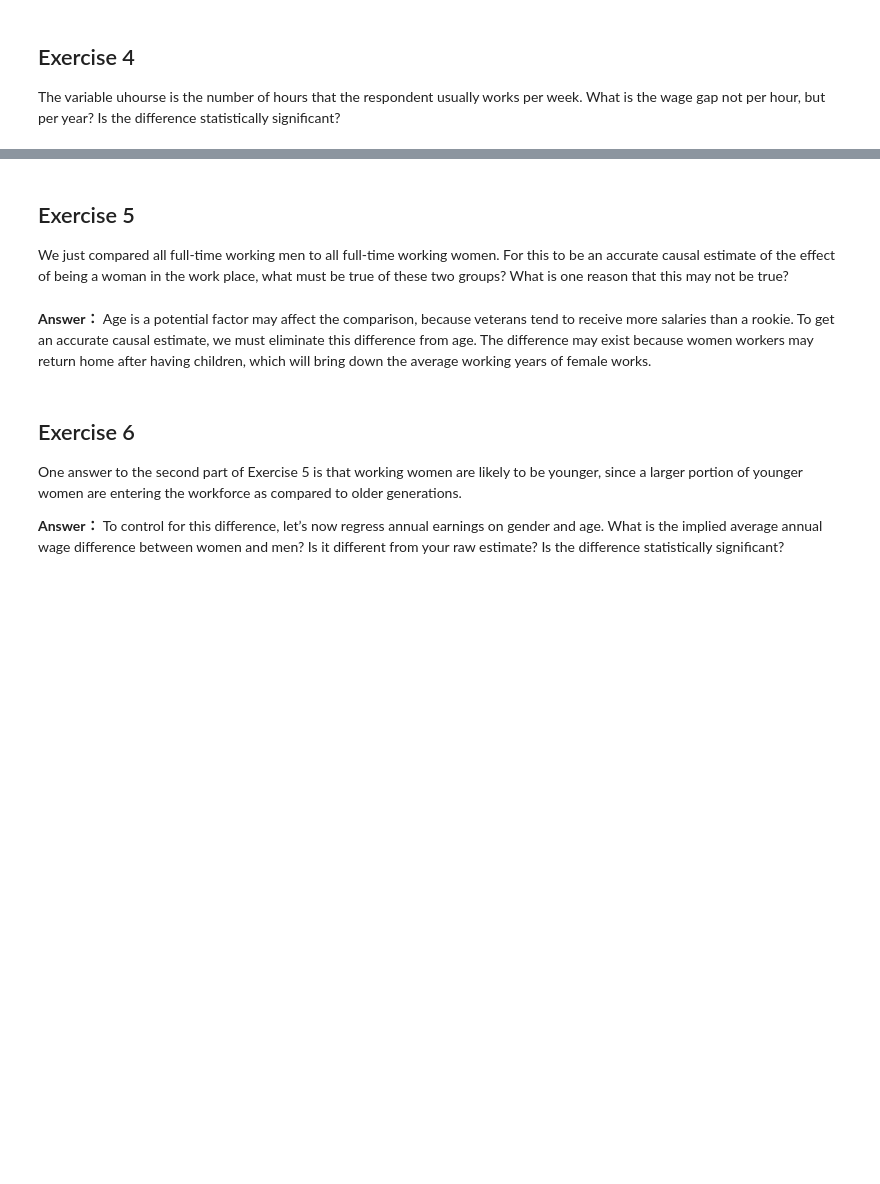
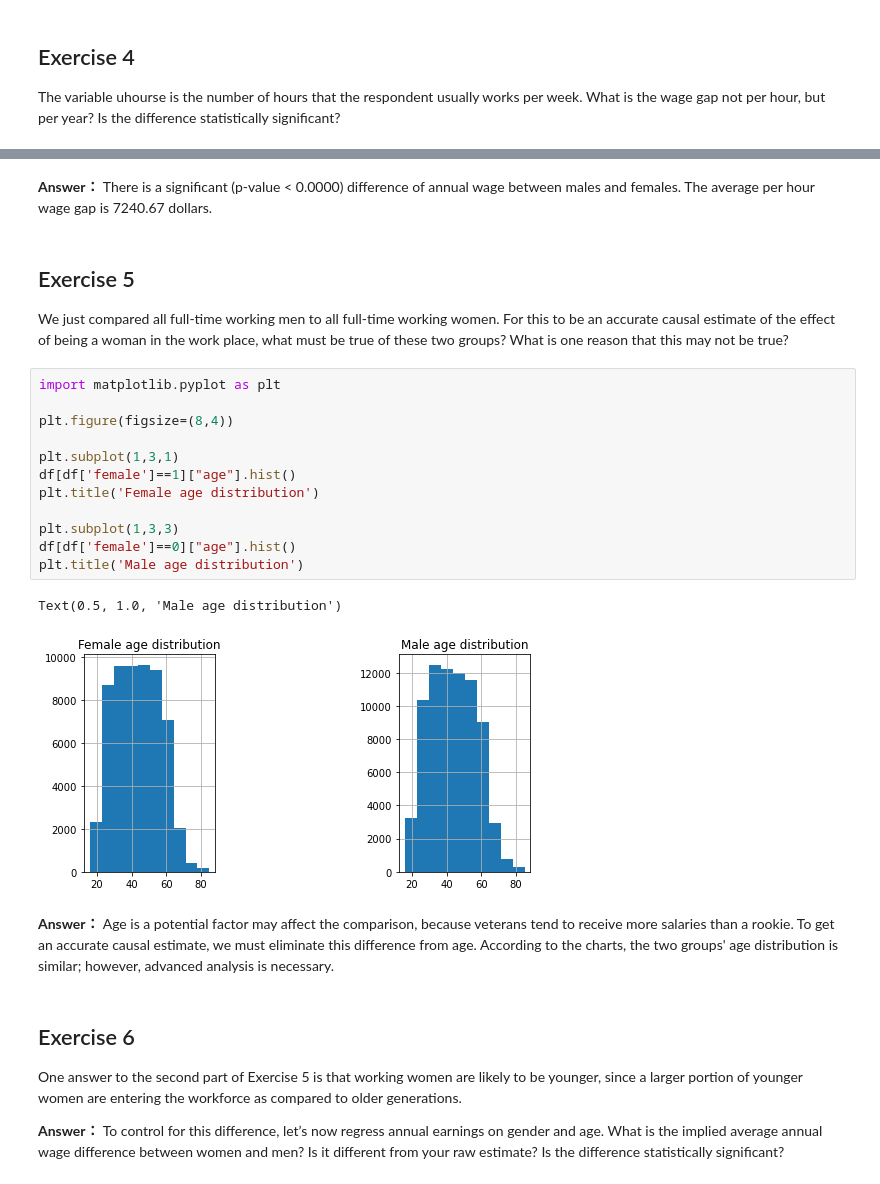
Before and after one commit to gamecicn/ids701_assignment, a Jupyter notebook: as3_discrimination.ipynb, the cells around one changed output, grey strips where cells are left out. Drawn from its saved outputs; the diff is of its cells as text; blank space fills up the shorter version.

```diff
--- a/as3_discrimination.ipynb
+++ b/as3_discrimination.ipynb
@@ -106,8 +98,26 @@ The salary gap still exists in annual income; females' yearly salary is signific
+# %% [markdown]
+**Answer：**
+There is a significant (p-value < 0.0000) difference of annual wage between males and females. The average per hour wage gap is 7240.67 dollars.
 # %% [markdown]
 ## Exercise 5
 We just compared all full-time working men to all full-time working women. For this to be an accurate causal estimate of the effect of being a woman in the work place, what must be true of these two groups? What is one reason that this may not be true?
+# %%
+import matplotlib.pyplot as plt
+
+plt.figure(figsize=(8,4))
+
+plt.subplot(1,3,1)
+df[df['female']==1]["age"].hist()
+plt.title('Female age distribution')
+
+plt.subplot(1,3,3)
+df[df['female']==0]["age"].hist()
+plt.title('Male age distribution')
+# %% [output]
+Text(0.5, 1.0, 'Male age distribution')
+[figure, added]
 # %% [markdown]
-**Answer：** Age is a potential factor may affect the comparison, because veterans tend to receive more salaries than a rookie. To get an accurate causal estimate, we must eliminate this difference from age. The difference may exist because women workers may return home after having children, which will bring down the average working years of female works.
+**Answer：**  Age is a potential factor may affect the comparison, because veterans tend to receive more salaries than a rookie. To get an accurate causal estimate, we must eliminate this difference from age. According to the charts, the two groups' age distribution is similar; however, advanced analysis is necessary.
 # %% [markdown]
 ## Exercise 6
 One answer to the second part of Exercise 5 is that working women are likely to be younger, since a larger portion of younger women are entering the workforce as compared to older generations.
```
Also changed, not shown: parts of 26 cells of this notebook, 1 other file.
